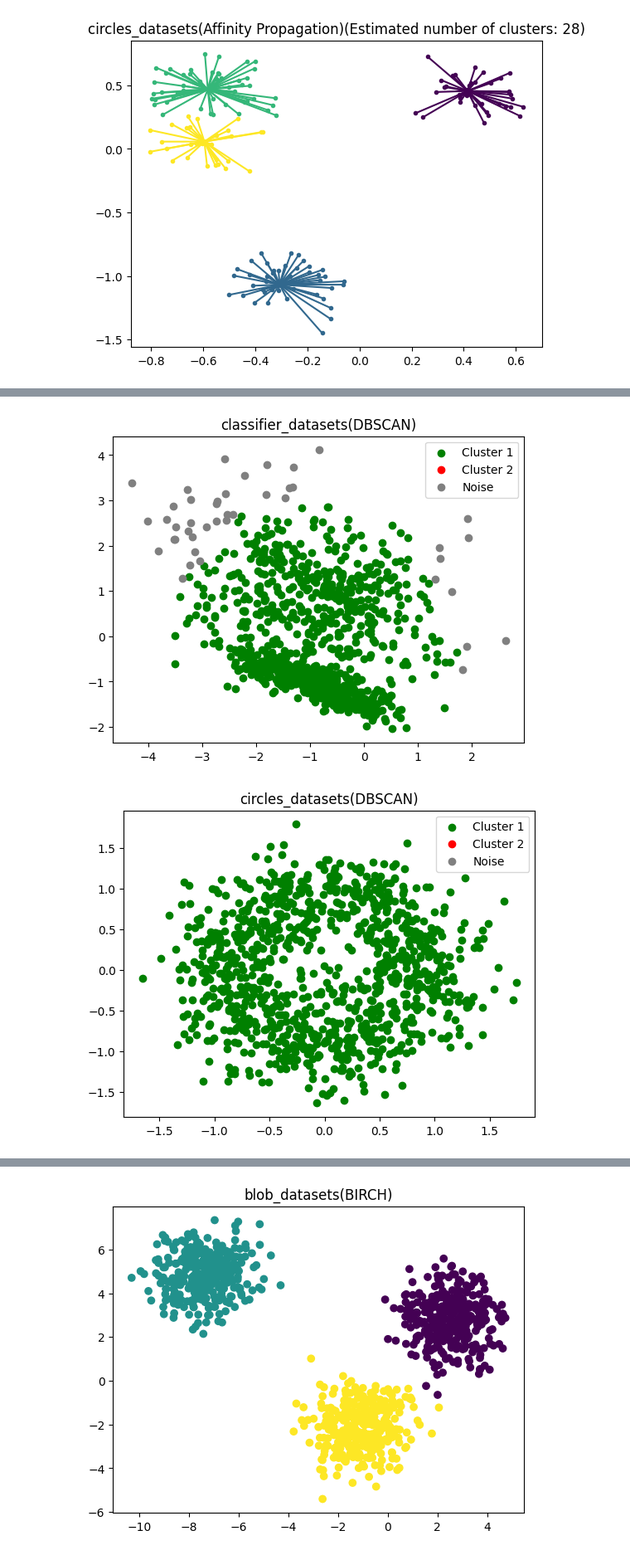
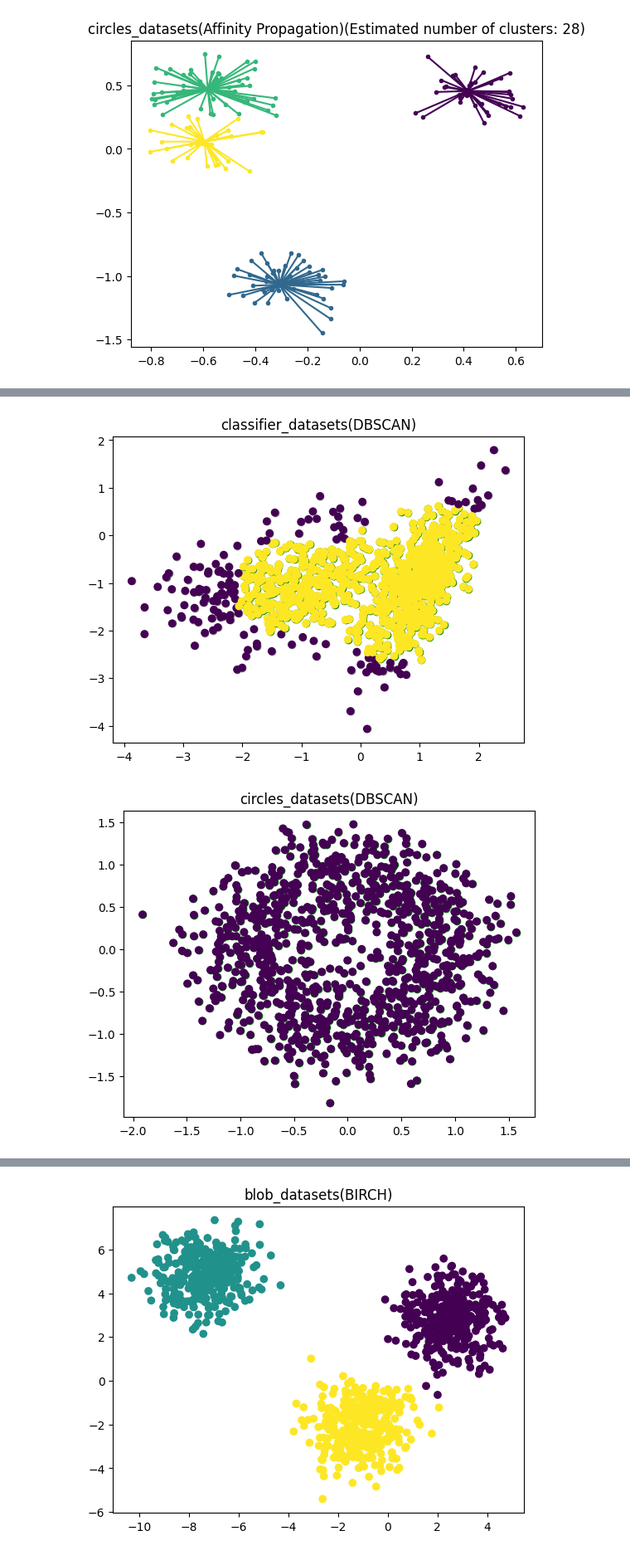
Before and after one commit to gawk2333/AIML420-project1, a Jupyter notebook: 2clustering.ipynb, the cells around one changed output, grey strips where cells are left out. Shown at 83% size. Drawn from its saved outputs; the diff is of its cells as text; code cells hidden in the pictures.

Commit message:
removed DBSCAN legend

```diff
--- a/2clustering.ipynb
+++ b/2clustering.ipynb
@@ -17,8 +18,6 @@ import matplotlib.pyplot as plt
 # import numpy as np
 
 colors = ['green','red','yellow','orange','purple']
-# colors = plt.cycler("color", plt.cm.viridis(np.linspace(0, 1, 4)))
-markers = ['o','s','<','>','1','2','3','4','5','6','7']
 
 def print_graph(data,title,labels,clustered_data):
     plt.close("all")
@@ -26,10 +25,9 @@ def print_graph(data,title,labels,clustered_data):
         plt.scatter(data[:,0],data[:,1],c=labels)
         plt.scatter(clustered_data[:,0],clustered_data[:,1],c='blue',marker='x',s=100)
     if title.find("(DBSCAN)") != -1:
-        plt.scatter(data[labels == 0][:, 0], data[labels == 0][:, 1], c=colors[0], label='Cluster 1')
-        plt.scatter(data[labels == 1][:, 0], data[labels == 1][:, 1], c=colors[1], label='Cluster 2')
-        plt.scatter(data[labels == -1][:, 0], data[labels == -1][:, 1], c='grey', label='Noise')
-        plt.legend()
+        plt.scatter(data[labels == 0][:, 0], data[labels == 0][:, 1], c=colors[0])
+        plt.scatter(data[labels == 1][:, 0], data[labels == 1][:, 1], c=colors[1])
+        plt.scatter(data[labels == -1][:, 0], data[labels == -1][:, 1], c='grey')
     if title.find("(GMM)") != -1 or title.find("(Agglomerative Clustering)") != -1 or title.find("(BIRCH)"):
         plt.scatter(data[:,0],data[:,1],c=labels)
     plt.title(title)
@@ -104,6 +102,6 @@ def dbscan_clustering(data,eps_value,title):
 
 
 dbscan_clustering(blob_datasets,2,"blob_datasets(DBSCAN)")
-dbscan_clustering(classifier_datasets,1.3,"classifier_datasets(DBSCAN)")
-dbscan_clustering(circles_datasets,0.8,"circles_datasets(DBSCAN)")
+dbscan_clustering(classifier_datasets,0.8,"classifier_datasets(DBSCAN)")
+dbscan_clustering(circles_datasets,2,"circles_datasets(DBSCAN)")
 # %% [output]
@@ -111,5 +109,5 @@ dbscan_clustering(circles_datasets,0.8,"circles_datasets(DBSCAN)")
-[figure, old version]
+[figure, new version]
-[figure, old version]
+[figure, new version]
 # %%
 #Gaussian mixture
 from sklearn.mixture import GaussianMixture
```
Also changed, not shown: parts of 4 cells of this notebook.
